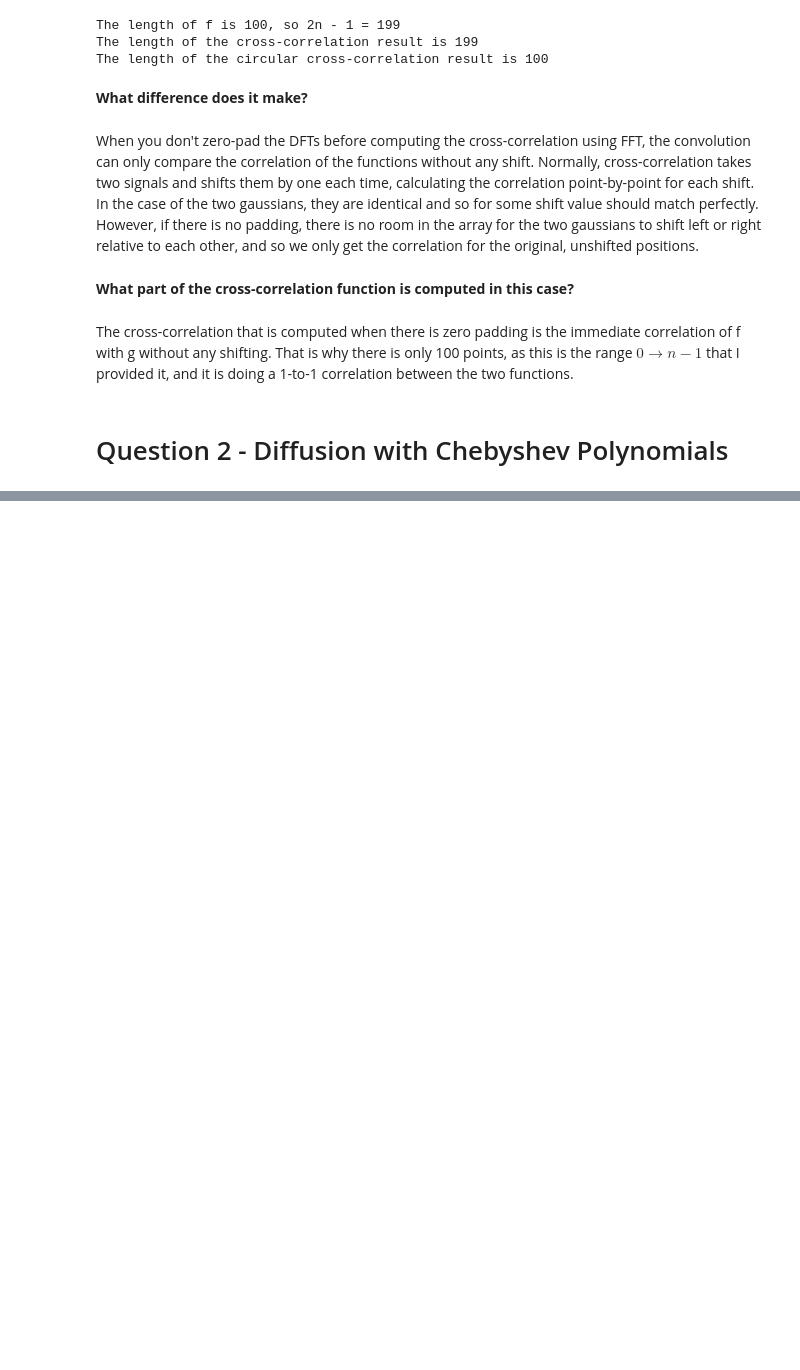
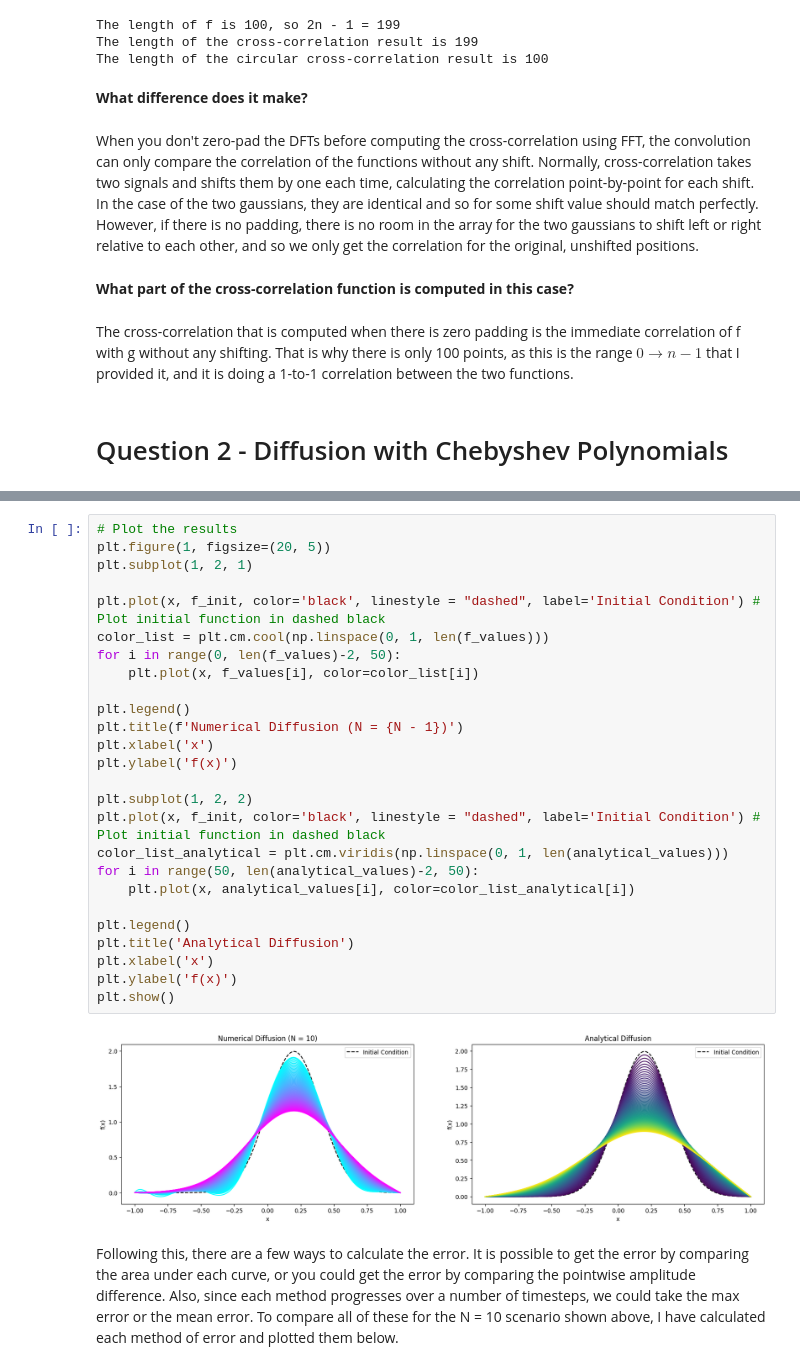
Before and after one commit to LFW25/PHYS512-Computational_Physics, a Jupyter notebook: Assignments/A7.ipynb, the cells around one changed output, grey strips where cells are left out. Saved outputs shown, nothing was run; the diff lists cells and outputs as text; blank space fills up the shorter version.

```diff
--- a/Assignments/A7.ipynb
+++ b/Assignments/A7.ipynb
@@ -442,0 +421,30 @@ original len of a is 41
+# %%
+# Plot the results
+plt.figure(1, figsize=(20, 5))
+plt.subplot(1, 2, 1)
+
+plt.plot(x, f_init, color='black', linestyle = "dashed", label='Initial Condition') # Plot initial function in dashed black
+color_list = plt.cm.cool(np.linspace(0, 1, len(f_values)))
+for i in range(0, len(f_values)-2, 50):
+    plt.plot(x, f_values[i], color=color_list[i])
+
+plt.legend()
+plt.title(f'Numerical Diffusion (N = {N - 1})')
+plt.xlabel('x')
+plt.ylabel('f(x)')
+
+plt.subplot(1, 2, 2)
+plt.plot(x, f_init, color='black', linestyle = "dashed", label='Initial Condition') # Plot initial function in dashed black
+color_list_analytical = plt.cm.viridis(np.linspace(0, 1, len(analytical_values)))
+for i in range(50, len(analytical_values)-2, 50):
+    plt.plot(x, analytical_values[i], color=color_list_analytical[i])
+
+plt.legend()
+plt.title('Analytical Diffusion')
+plt.xlabel('x')
+plt.ylabel('f(x)')
+plt.show()
+# %% [output]
+[figure, added]
+# %% [markdown]
+Following this, there are a few ways to calculate the error. It is possible to get the error by comparing the area under each curve, or you could get the error by comparing the pointwise amplitude difference. Also, since each method progresses over a number of timesteps, we could take the max error or the mean error. To compare all of these for the N = 10 scenario shown above, I have calculated each method of error and plotted them below.
```
Also changed, not shown: parts of 10 cells of this notebook.
